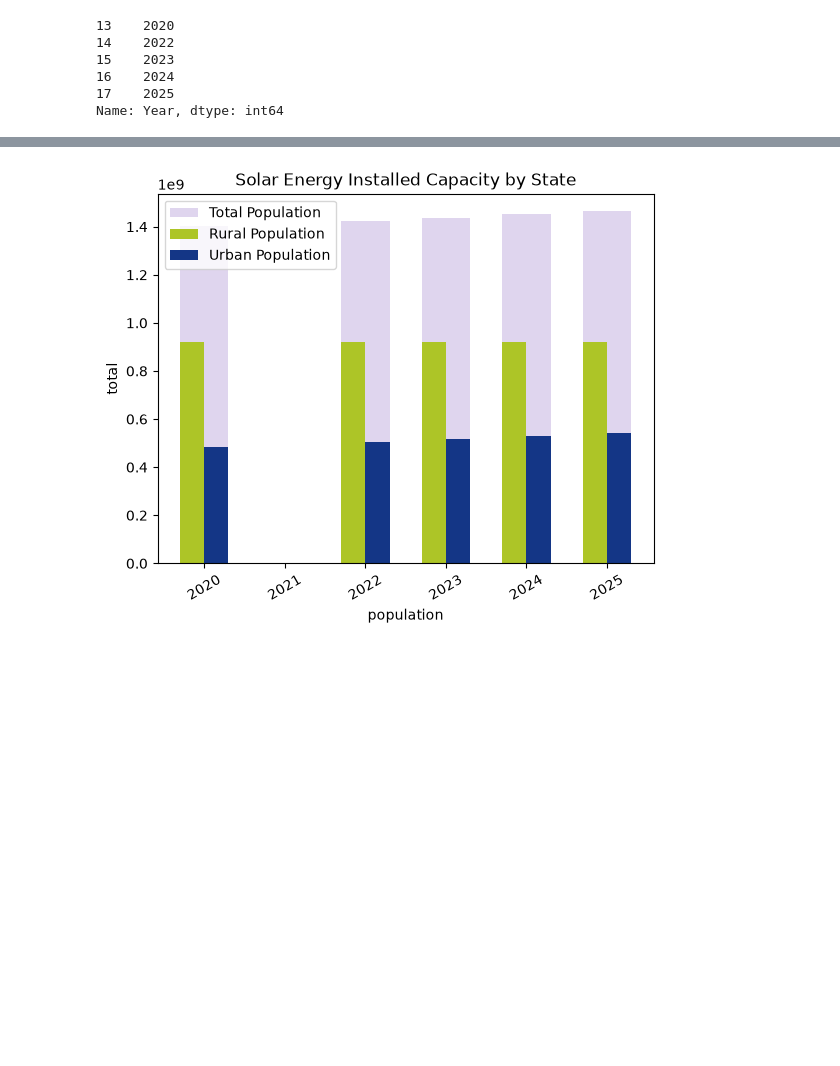
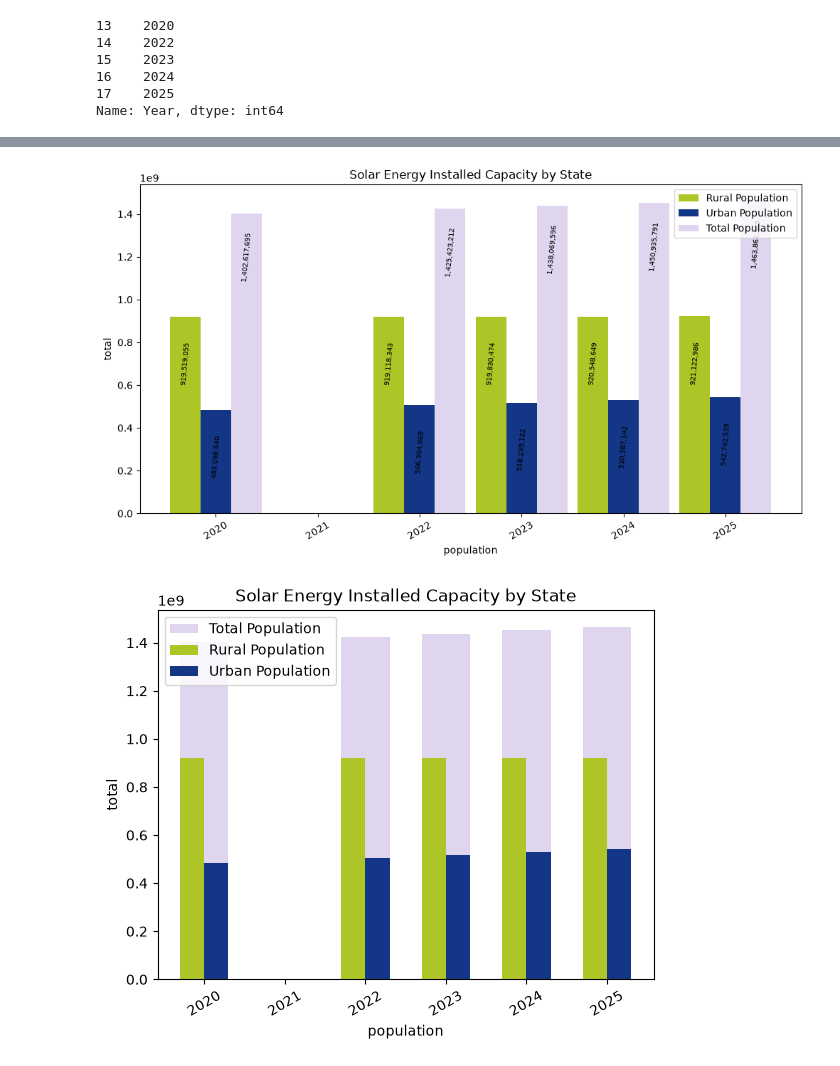
Before and after one commit to abhinavsatyam332-cloud/backup-pgcp-AI22, a Jupyter notebook: Python/Python_Lec_practical_session/Assignments/Assignment 5/Matplotlib_Assignment5.ipynb, the cells around one changed output, grey strips where cells are left out. Drawn from its saved outputs; the diff is of its cells as text; code cells hidden in the pictures; blank space fills up the shorter version.

```diff
--- a/Python/Python_Lec_practical_session/Assignments/Assignment 5/MatplotAss.ipynb
+++ b/Python/Python_Lec_practical_session/Assignments/Assignment 5/Matplotlib_Assignment5.ipynb
@@ -104,0 +85,4 @@ plt.show()
+# %%
+filtered_data  = df[ (df['Year'] > 2019) & (df['Year'] < 2026 ) ]
+filtered_data
+# filter out the dataframe for years between 2019 and 2026
@@ -105,3 +96,35 @@ plt.show()
+# %%
+xwidth = 0.3
+x_year = filtered_data['Year']
+plt.figure(figsize=(12,6))
+b1 = plt.bar(x_year-xwidth, filtered_data['Rural Population'] ,width =xwidth, label='Rural Population' ,color="#adc527")
+b2 = plt.bar(x_year, filtered_data['Urban Population'] ,width =xwidth, label='Urban Population',color="#143686")
+b3 = plt.bar(x_year+xwidth, filtered_data['Population'],width =xwidth, label='Total Population',color="#D9CEEBD7")
+
+plt.bar_label(b1, fmt='{:,.0f}', padding=-70, rotation=85, fontsize=7)
+plt.bar_label(b2, fmt='{:,.0f}', padding=-70, rotation=85, fontsize=7)
+plt.bar_label(b3, fmt='{:,.0f}', padding=-70, rotation=85, fontsize=7)
+
+
+
+plt.xticks(rotation=30)
+plt.xlabel("population")
+plt.ylabel("total")
+plt.title("Solar Energy Installed Capacity by State")
+plt.legend()
+
+
+plt.show()
+
+# this graph shows Rural, Urban, and Total Population side-by-side.
+# stored x data means df[year] series of filtered data
+# set size of figure for plotting
+# created group bar chart  using  Rural Population , Urban Population and total Population
+# give the labels to each sub bars with their their values
+# then rotated xticks with 30  degree angle
+# set xlable, ylable , title, legend, and last show method
+# %% [output]
+[figure, added]
 # %%
 xwidth = 0.3
 x_year = df['Year'].loc[13:]
```
Also changed, not shown: parts of 12 cells of this notebook, 42 other files.
